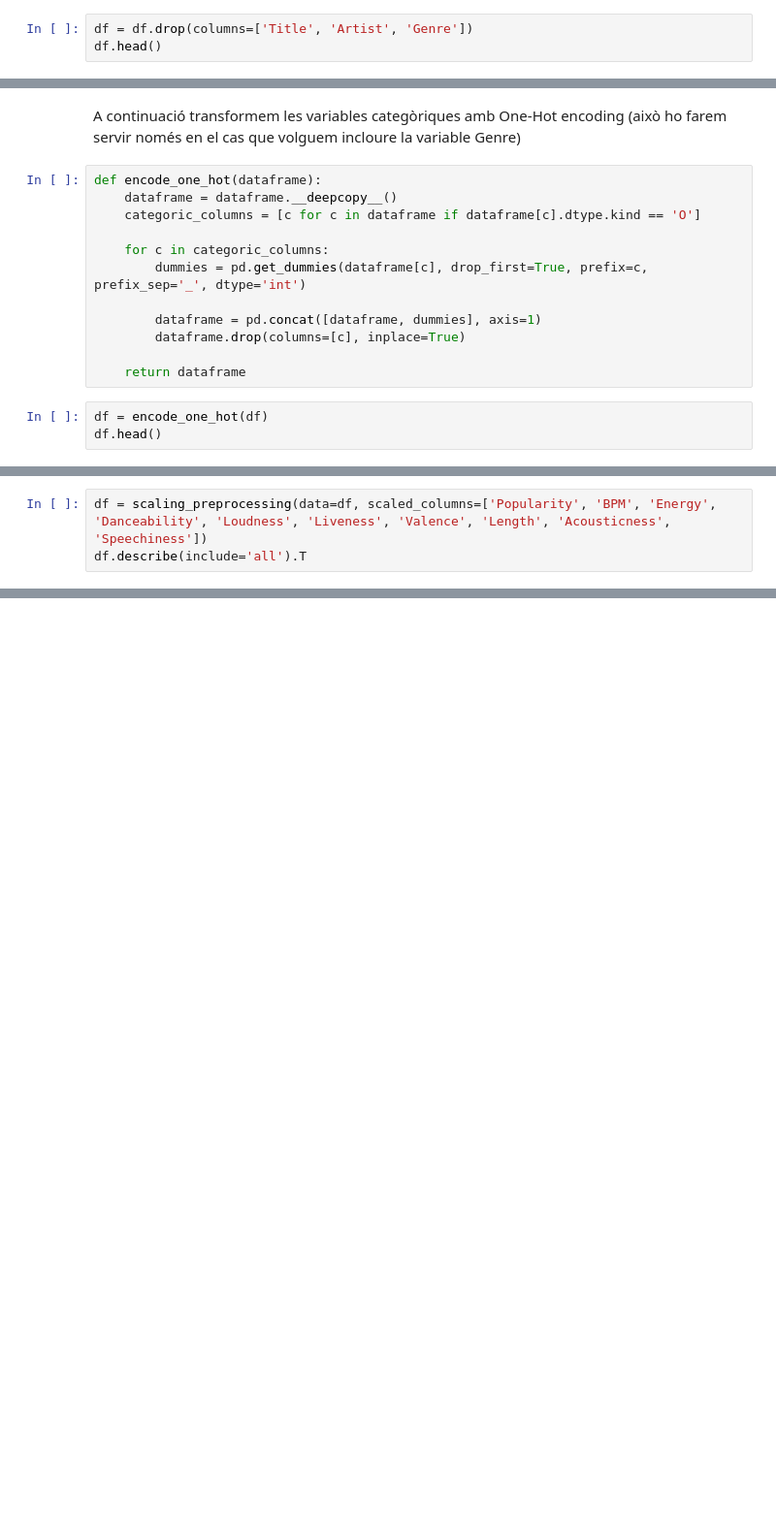
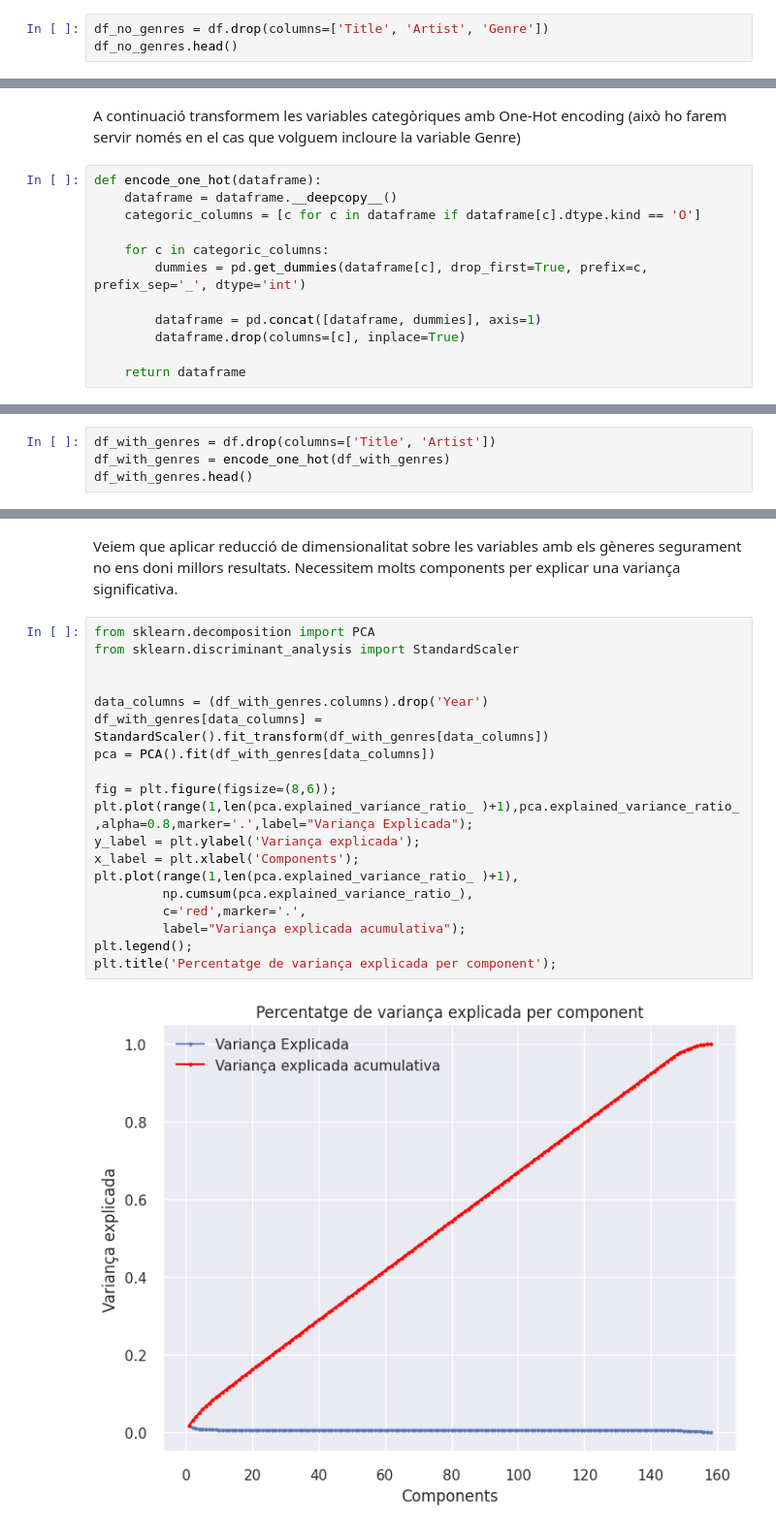
Before and after one commit to ericryhr/APA-PRACTICA, a Jupyter notebook: evaluacion.ipynb, the cells around one changed output, grey strips where cells are left out. Shown at 97% size. Drawn from its saved outputs; the diff is of its cells as text; blank space fills up the shorter version.

```diff
--- a/evaluacion.ipynb
+++ b/evaluacion.ipynb
@@ -160,6 +181,6 @@ dtype: int64
 # %%
-df = df.drop(columns=['Title', 'Artist', 'Genre'])
-df.head()
+df_no_genres = df.drop(columns=['Title', 'Artist', 'Genre'])
+df_no_genres.head()
 # %% [output]
 |  | Year | BPM | Energy | Danceability | Loudness | Liveness | Valence | Length | Acousticness | ... |
 | 0 | 2004 | 157 | 30 | 53 | -14 | 11 | 68 | 201.0 | 94 | ... |
@@ -181,6 +303,3 @@ def encode_one_hot(dataframe):
         dataframe.drop(columns=[c], inplace=True)
 
     return dataframe
-# %%
-df = encode_one_hot(df)
-df.head()
@@ -201,3 +305,0 @@ def scaling_preprocessing(data, scaled_columns):
-# %%
-df = scaling_preprocessing(data=df, scaled_columns=['Popularity', 'BPM', 'Energy', 'Danceability', 'Loudness', 'Liveness', 'Valence', 'Length', 'Acousticness', 'Speechiness'])
-df.describe(include='all').T
@@ -240,0 +306,4 @@ L'objectiu final de la pràctica és aconseguir un model de regressió que ens p
+# %%
+df_with_genres = df.drop(columns=['Title', 'Artist'])
+df_with_genres = encode_one_hot(df_with_genres)
+df_with_genres.head()
@@ -240,0 +320,23 @@ L'objectiu final de la pràctica és aconseguir un model de regressió que ens p
+# %% [markdown]
+Veiem que aplicar reducció de dimensionalitat sobre les variables amb els gèneres segurament no ens doni millors resultats. Necessitem molts components per explicar una variança significativa.
+# %%
+from sklearn.decomposition import PCA
+from sklearn.discriminant_analysis import StandardScaler
+
+
+data_columns = (df_with_genres.columns).drop('Year')
+df_with_genres[data_columns] = StandardScaler().fit_transform(df_with_genres[data_columns])
+pca = PCA().fit(df_with_genres[data_columns])
+
+fig = plt.figure(figsize=(8,6));
+plt.plot(range(1,len(pca.explained_variance_ratio_ )+1),pca.explained_variance_ratio_ ,alpha=0.8,marker='.',label="Variança Explicada");
+y_label = plt.ylabel('Variança explicada');
+x_label = plt.xlabel('Components');
+plt.plot(range(1,len(pca.explained_variance_ratio_ )+1),
+         np.cumsum(pca.explained_variance_ratio_),
+         c='red',marker='.',
+         label="Variança explicada acumulativa");
+plt.legend();
+plt.title('Percentatge de variança explicada per component');
+# %% [output]
+[figure, added]
```
Also changed, not shown: parts of 39 cells of this notebook.
